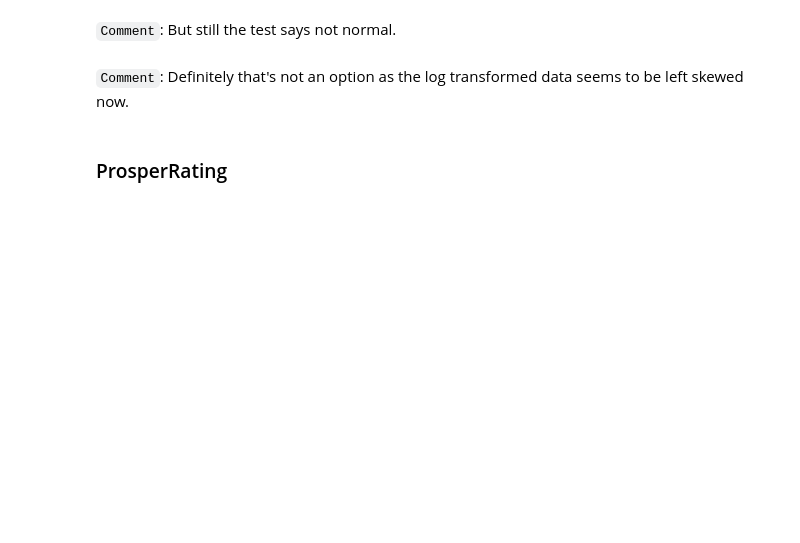
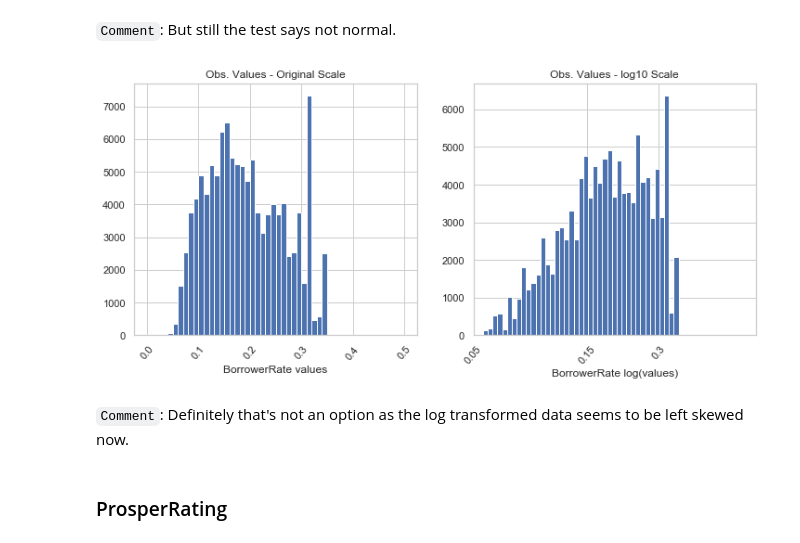
Before and after one commit to moosial/CommunicateDataFindings, a Jupyter notebook: exploration_Prosper_CA.ipynb, the cells around one changed output. Cells and saved outputs as stored; diff of their text form; code cells hidden in the pictures; blank space fills up the shorter version.

```diff
--- a/exploration_Prosper_CA.ipynb
+++ b/exploration_Prosper_CA.ipynb
@@ -807,13 +838,14 @@ print('Statistics=%.3f, p=%.3f' % (stat, p))
 # %%
 # ok let's do a scale log transformation
 metric_distri_log(data = df.BorrowerRate,
                   figsize = [12, 5],
                   bin_size_n = 0.01,
-                  tick_size_n = 0.04,
-                  bin_size_l = 0.015,
-                  tick_size_l = 'NaN',
-                  tick_locs = [0.06, 0.08, 0.12, 0.16, 0.2 , 0.24, 0.28, 0.32, 0.4],
-                  start_adj = 2.5)
+                  tick_size_n = 0.1,
+                  bin_size_l = 0.02,
+                  tick_locs = [0.05, 0.15, 0.3],
+                  initial = False)
+# %% [output]
+[figure, added]
 # %% [markdown]
 `Comment`: Definitely that's not an option as the log transformed data seems to be left skewed now.
 # %% [markdown]
```
Also changed, not shown: parts of 27 cells of this notebook.
